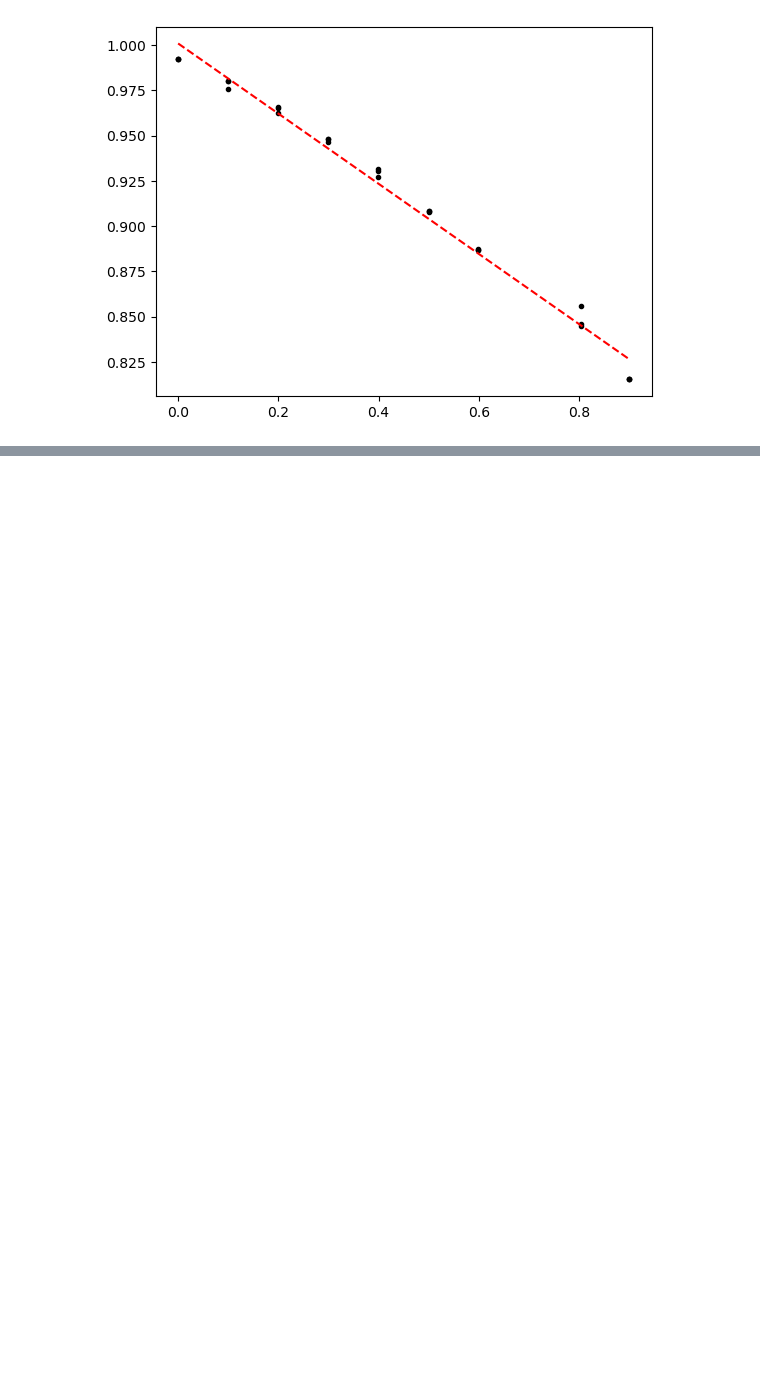
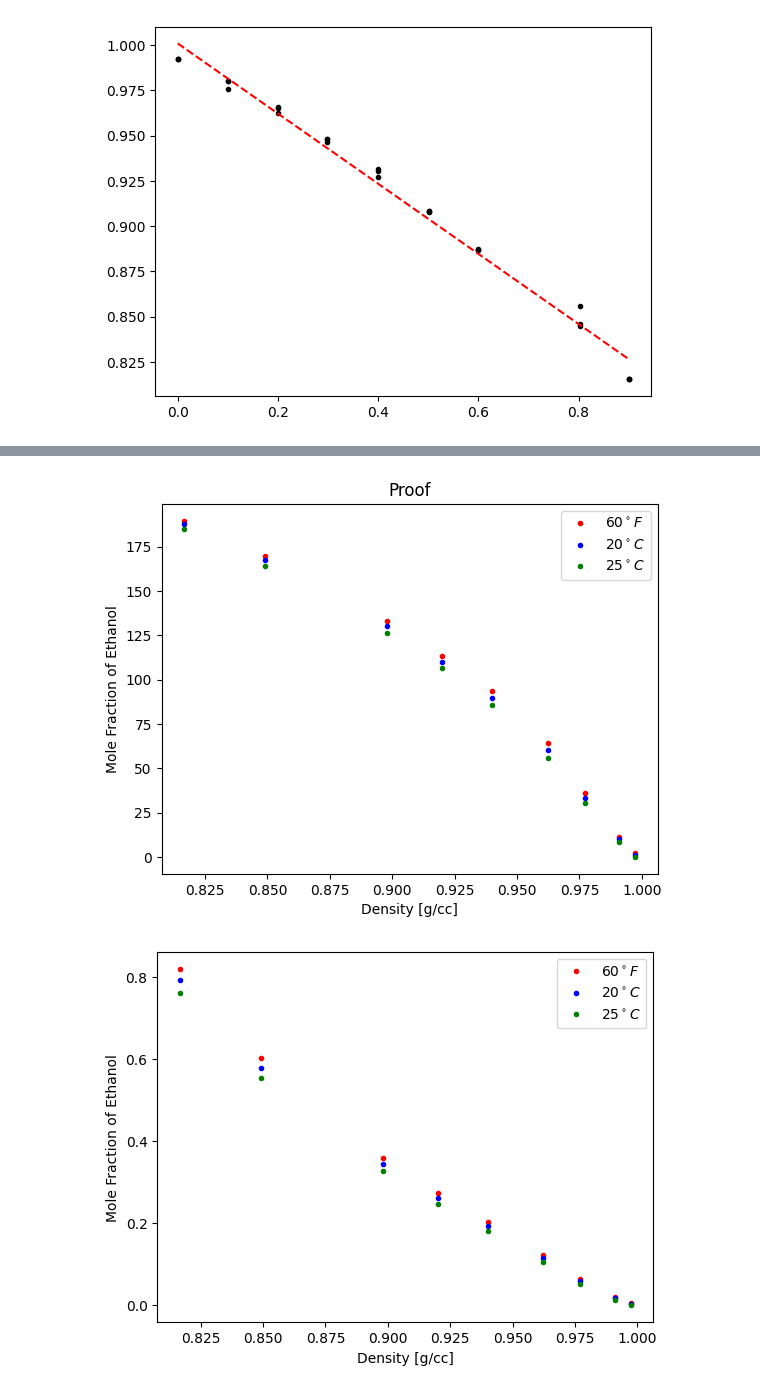
Before and after one commit to lsculv/ECH145A-Lab1, a Jupyter notebook: lab3.ipynb, the cells around one changed output, grey strips where cells are left out. Saved outputs shown, nothing was run; the diff lists cells and outputs as text; code cells hidden in the pictures; blank space fills up the shorter version.

Commit message:
Finish adding pycnometer data and start figs 1 and 2

```diff
--- a/lab3.ipynb
+++ b/lab3.ipynb
@@ -149,20 +187,3 @@ plt.plot(conc_range, slope * conc_range + intercept, "r--")
 plt.show()
 # %% [output]
 [figure]
-# %%
-def find_nearest(data, value):
-    idx = (np.abs(data - value)).argmin()
-    return idx
-
-def true_proof(density, temperature):
-    #ρ2 = ρ1 (1 + α(T1 − 60◦F))
-    #α = 25 × 10−6/◦C
-    #(32°F − 32) × 5/9 = 0°C
-
-    alpha = 25e-6
-    t1 = (temperature - 32) * (5/9)
-    p2 = density * (1 + alpha * (t1 - 60))
-    spg2 = p2 / 0.99904
-    c2 = np.interp(find_nearest(TABLE6[:, 4], spg2), TABLE6[:, 4], TABLE6[:, 0])
-    cr = np.floor(c2)
-    tr = np.floor(t1)
@@ -179,0 +254,42 @@ array([[  0. ,   0. ,   0. , ...,   0. ,   0. ,   0. ],
+# %%
+# Figure 1. mole fraction vs density for various temperatures
+densities = []
+for meas in pycnometer_measurments:
+    densities.append(meas.density)
+densities = np.array(densities)
+
+true_proof_60F = []
+true_proof_20C = []
+true_proof_25C = []
+for meas in pycnometer_measurments:
+    true_proof_60F.append(true_proof(meas.density, 15.5556))
+    true_proof_20C.append(true_proof(meas.density, 20))
+    true_proof_25C.append(true_proof(meas.density, 25))
+
+mole_frac_60F = []
+mole_frac_20C = []
+mole_frac_25C = []
+for i in range(len(true_proof_20C)):
+    mole_frac_60F.append(mole_fraction(true_proof_60F[i]))
+    mole_frac_20C.append(mole_fraction(true_proof_20C[i]))
+    mole_frac_25C.append(mole_fraction(true_proof_25C[i]))
+
+plt.plot(densities, true_proof_60F, "r.", label="$60^\circ F$")
+plt.plot(densities, true_proof_20C, "b.", label="$20^\circ C$")
+plt.plot(densities, true_proof_25C, "g.", label="$25^\circ C$")
+plt.title("Proof")
+plt.xlabel("Density [g/cc]")
+plt.ylabel("Mole Fraction of Ethanol")
+plt.legend()
+plt.show()
+
+plt.plot(densities, mole_frac_60F, "r.", label="$60^\circ F$")
+plt.plot(densities, mole_frac_20C, "b.", label="$20^\circ C$")
+plt.plot(densities, mole_frac_25C, "g.", label="$25^\circ C$")
+plt.xlabel("Density [g/cc]")
+plt.ylabel("Mole Fraction of Ethanol")
+plt.legend()
+plt.show()
+# %% [output]
+[figure, added]
+[figure, added]
```
Also changed, not shown: parts of 6 cells of this notebook.
